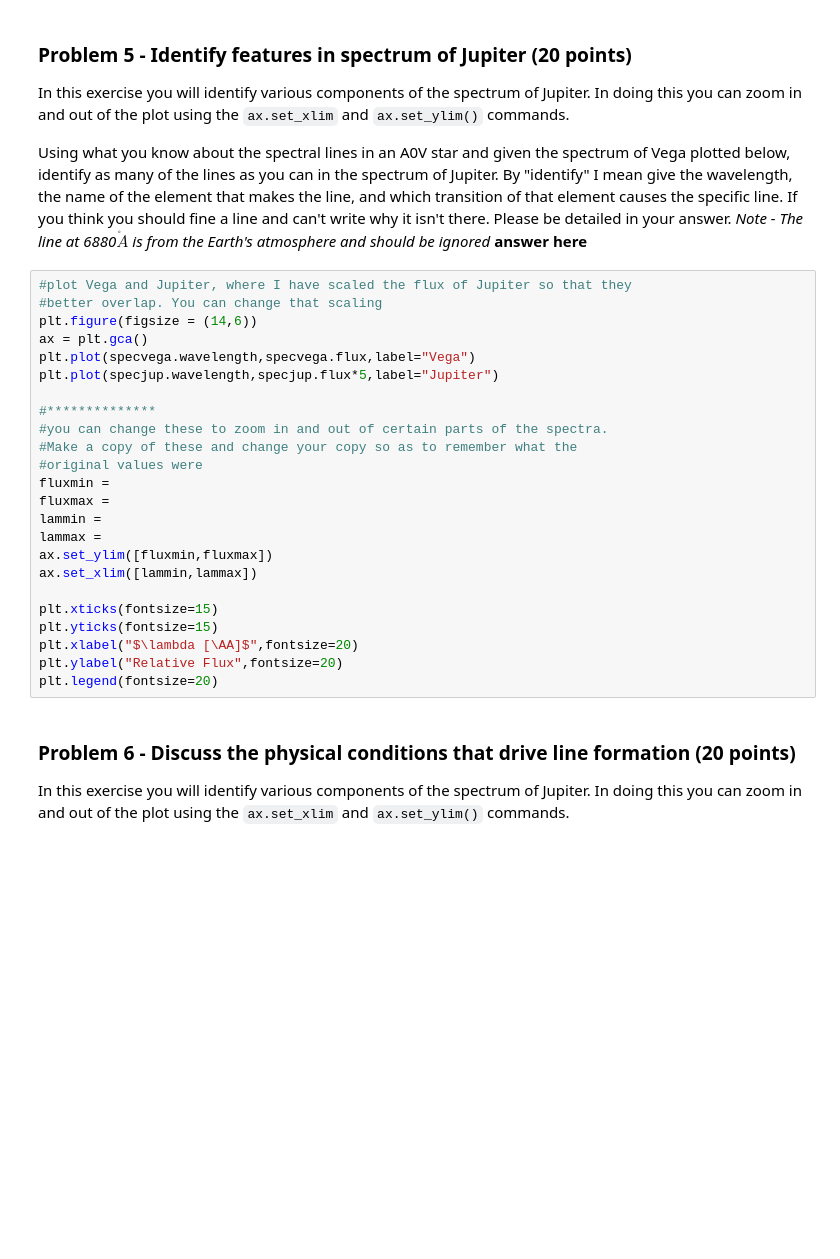
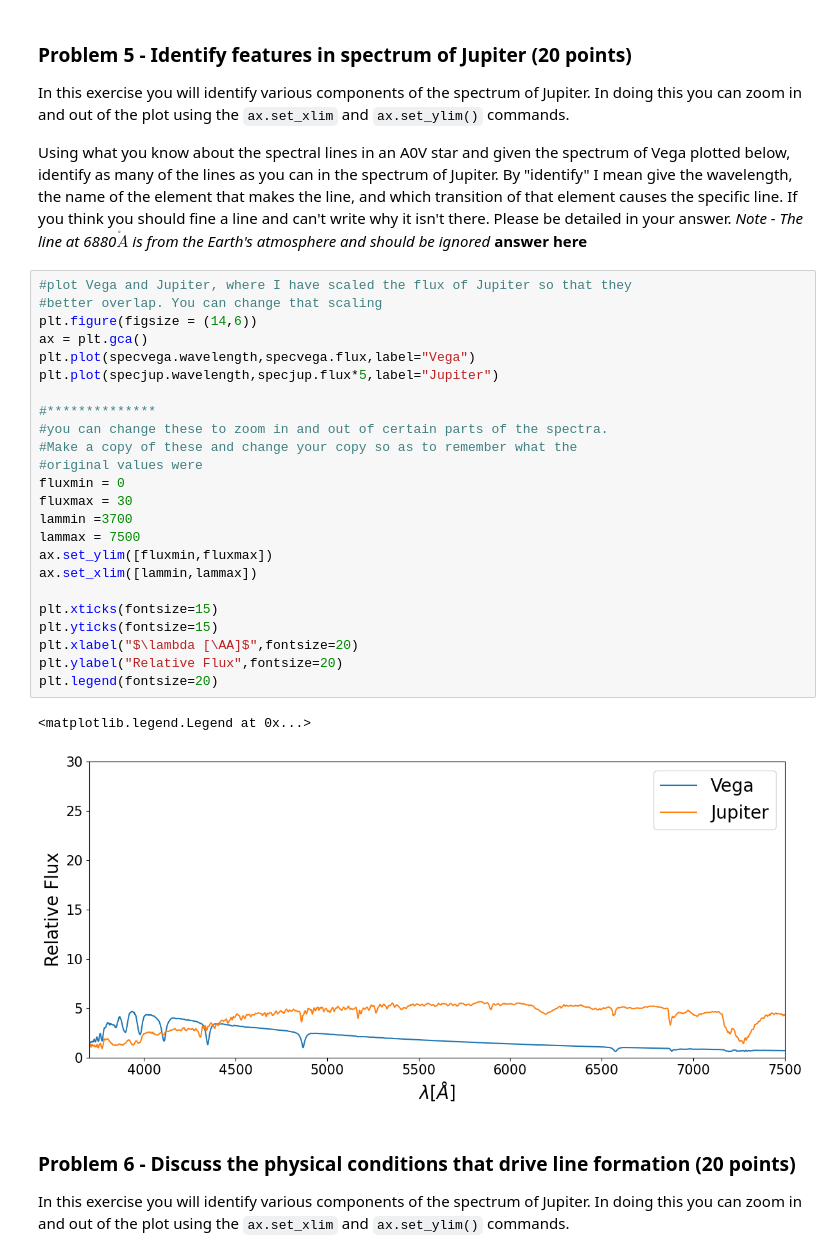
Before and after one commit to RyanNease/Analysis_real_spectra_student, a Jupyter notebook: analysis_real_spectra.student.ipynb, the cells around one changed output. Drawn from its saved outputs; the diff is of its cells as text; blank space fills up the shorter version.

```diff
--- a/analysis_real_spectra.student.ipynb
+++ b/analysis_real_spectra.student.ipynb
@@ -467,27 +501,30 @@ Using what you know about the spectral lines in an A0V star and given the spectr
 # %%
 #plot Vega and Jupiter, where I have scaled the flux of Jupiter so that they
 #better overlap. You can change that scaling
 plt.figure(figsize = (14,6))
 ax = plt.gca()
 plt.plot(specvega.wavelength,specvega.flux,label="Vega")
 plt.plot(specjup.wavelength,specjup.flux*5,label="Jupiter")
 
 #**************
 #you can change these to zoom in and out of certain parts of the spectra.
 #Make a copy of these and change your copy so as to remember what the
 #original values were
-fluxmin =
-fluxmax =
-lammin =
-lammax =
+fluxmin = 0
+fluxmax = 30
+lammin =3700
+lammax = 7500
 ax.set_ylim([fluxmin,fluxmax])
 ax.set_xlim([lammin,lammax])
 
 plt.xticks(fontsize=15)
 plt.yticks(fontsize=15)
 plt.xlabel("$\lambda [\AA]$",fontsize=20)
 plt.ylabel("Relative Flux",fontsize=20)
 plt.legend(fontsize=20)
+# %% [output]
+<matplotlib.legend.Legend at 0x...>
+[figure, added]
 # %% [markdown]
 ### Problem 6 - Discuss the physical conditions that drive line formation (20 points)
 
```
Also changed, not shown: parts of 6 cells of this notebook.
